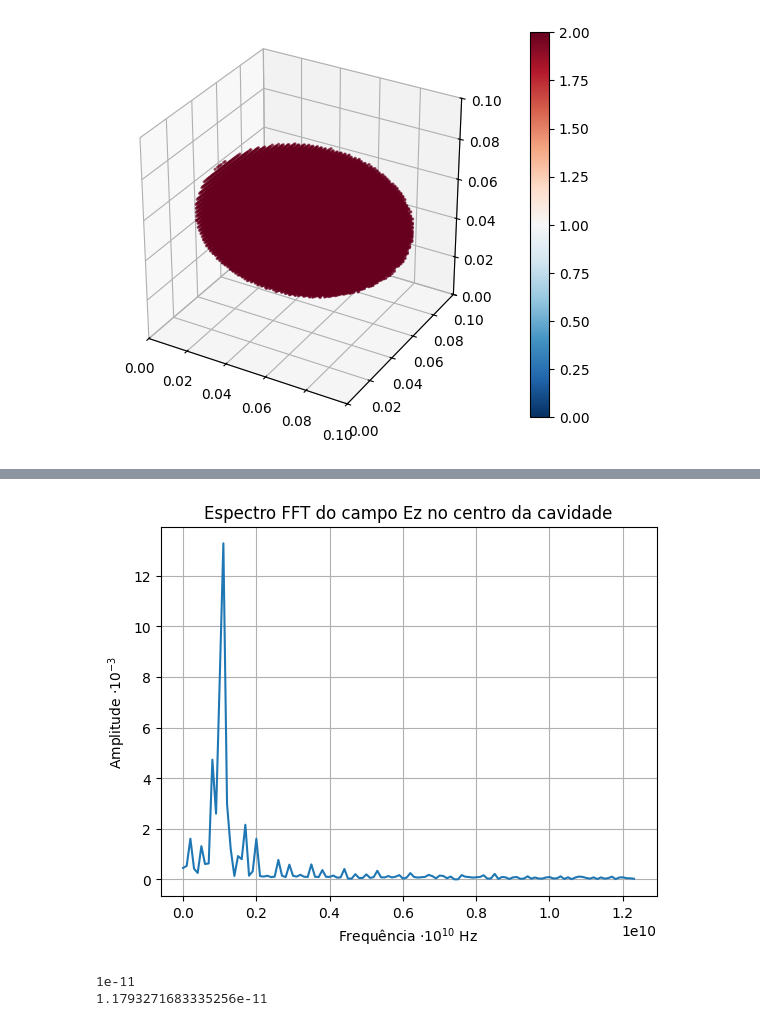
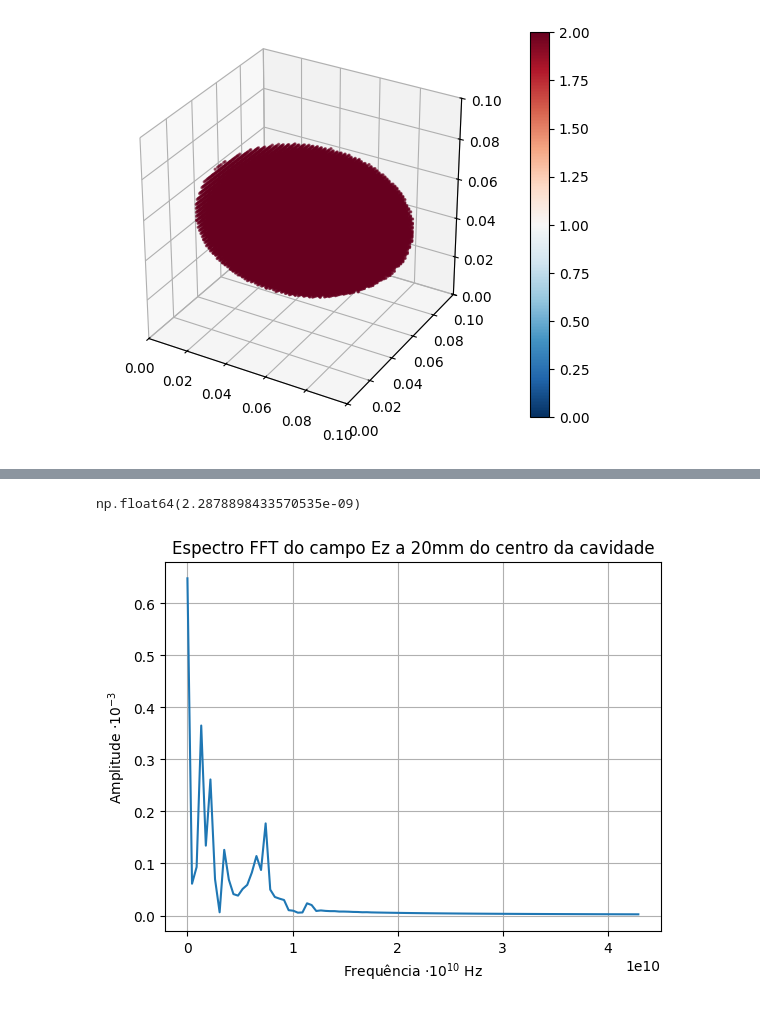
Before and after one commit to RaphaelLeivas/eletrocomp-2026-1, a Jupyter notebook: notebooks/lista3/lista3_q4.ipynb, the cells around one changed output, grey strips where cells are left out. Drawn from its saved outputs; the diff is of its cells as text; code cells hidden in the pictures.

```diff
--- a/notebooks/lista3/lista3_q4.ipynb
+++ b/notebooks/lista3/lista3_q4.ipynb
@@ -7,7 +7,7 @@ from scipy.fft import fft, fftfreq
 # --- parâmetros físicos ---
 eps = 8.854187817e-12  # Vacuum permittivity (F/m)
 mu = 4 * np.pi * 1e-7  # Vacuum permeability (H/m)
-c = 1 / np.sqrt(eps * mu)
+vp = 1 / np.sqrt(eps * mu)
 
 # --- domínio ---
 a = 0.05
@@ -19,61 +19,61 @@ dx = dy = dz = 2e-3
 cx, cy, cz = Nx // 2, Ny // 2, Nz // 2
 L = Nx * dx # dimensao do grid
 
-dt = 10e-12
-Nt = 500
+# condição CFL para estabilidade
+dt = 0.99 / (vp * np.sqrt(
+    (1/dx**2) + (1/dy**2) + (1/dz**2)
+))
+Nt = 600
 T = Nt * dt
 
-# define os grids - desenha a célula de Yee 3Dg
+# define os grids - desenha a célula de Yee 3D
 grid_x_base = np.linspace(0, L, Nx + 1)
 grid_y_base = np.linspace(0, L, Ny + 1)
 grid_z_base = np.linspace(0, L, Nz + 1)
-grid_t_Ex = np.linspace(0, T, Nt + 1)
 
 grid_x_Ex = np.linspace(dx/2, L - dx/2, Nx)
 grid_y_Ex = np.linspace(0, L, Ny + 1)
 grid_z_Ex = np.linspace(0, L, Nz + 1)
-grid_t_Ex = np.linspace(0, T, Nt + 1)
 
 grid_x_Ey = np.linspace(0, L, Nx + 1)
 grid_y_Ey = np.linspace(dy/2, L - dy/2, Ny)
 grid_z_Ey = np.linspace(0, L, Nz + 1)
-grid_t_Ey = np.linspace(0, T, Nt + 1)
 
 grid_x_Ez = np.linspace(0, L, Nx + 1)
 grid_y_Ez = np.linspace(0, L, Ny + 1)
 grid_z_Ez = np.linspace(dz/2, L - dz/2, Nz)
-grid_t_Ez = np.linspace(0, T, Nt + 1)
 
 grid_x_Hx = np.linspace(0, L, Nx + 1)
 grid_y_Hx = np.linspace(dy/2, L - dy/2, Ny)
 grid_z_Hx = np.linspace(dz/2, L - dz/2, Nz)
-grid_t_Hx = np.linspace(dt/2, T - dt/2, Nt)
 
 grid_x_Hy = np.linspace(dx/2, L - dx/2, Nx)
 grid_y_Hy = np.linspace(0, L, Ny + 1)
 grid_z_Hy = np.linspace(dz/2, L - dz/2, Nz)
-grid_t_Hy = np.linspace(dt/2, T - dt/2, Nt)
 
 grid_x_Hz = np.linspace(dx/2, L - dx/2, Nx)
 grid_y_Hz = np.linspace(dy/2, L - dy/2, Ny)
 grid_z_Hz = np.linspace(0, L, Nz + 1)
-grid_t_Hz = np.linspace(dt/2, T - dt/2, Nt)
 
 # ponta de prova para coletar pontos para a FFT no centro da cavidade
 probe = []
+pcx, pcy, pcz = cx + 10, cy + 10, cz + 10
 
 # valores do tempo para salvar os snapshots e montar os heatmaps
-n_snapshots = np.linspace(0, Nt//10, 6, dtype=int)
+n_snapshots = np.linspace(10, Nt - 2, 3, dtype=int)
+# n_snapshots = range(Nt-1)
+n_snapshots = [Nt // 3, Nt//2, 2 * (Nt // 3)]
 Ez_snapshots = []
 
-Ez_curr = Ez_next = np.zeros((grid_x_Ez.shape[0], grid_y_Ez.shape[0]))
-Hx_curr = Hx_next = np.zeros((grid_x_Hx.shape[0], grid_y_Hx.shape[0]))
-Hy_curr = Hy_next = np.zeros((grid_x_Hy.shape[0], grid_y_Hy.shape[0]))
+Ex = Ex_next = np.zeros((grid_x_Ex.shape[0], grid_y_Ex.shape[0],  grid_z_Ex.shape[0]))
+Ey = Ey_next = np.zeros((grid_x_Ey.shape[0], grid_y_Ey.shape[0],  grid_z_Ey.shape[0]))
+Ez = Ez_next = np.zeros((grid_x_Ez.shape[0], grid_y_Ez.shape[0],  grid_z_Ez.shape[0]))
+Hx = Hx_next = np.zeros((grid_x_Hx.shape[0], grid_y_Hx.shape[0],  grid_z_Hx.shape[0]))
+Hy = Hy_next = np.zeros((grid_x_Hy.shape[0], grid_y_Hy.shape[0],  grid_z_Hy.shape[0]))
+Hz = Hz_next = np.zeros((grid_x_Hz.shape[0], grid_y_Hz.shape[0],  grid_z_Hz.shape[0]))
 
 # prepara para os plots 3D
 X, Y, Z = np.meshgrid(grid_x_base, grid_y_base, grid_z_base, indexing='ij')
-
-# Radial distance
 mask = (X.flatten() - cx * dx)**2 / a**2 + (Y.flatten() - cy * dy)**2 / b**2 + (Z.flatten() - cz * dz)**2 / c**2 <= 1
 
 # Example radial field (decaying)
@@ -198,21 +255,18 @@ plt.show()
+# %%
+Nt * dt
+# %% [output]
+np.float64(2.2878898433570535e-09)
 # %%
 # 2. Compute the FFT
 yf = fft(probe)
 xf = fftfreq(len(probe), dt)
 
 # 3. Plot the results (Positive frequencies only)
-plt.plot(xf[:len(probe)//8], 1e3 * 2.0/len(probe) * np.abs(yf[:len(probe)//8]))
-plt.title("Espectro FFT do campo Ez no centro da cavidade")
+plt.plot(xf[:len(probe)//6], 1e3 * 2.0/len(probe) * np.abs(yf[:len(probe)//6]))
+plt.title("Espectro FFT do campo Ez a 20mm do centro da cavidade")
 plt.xlabel(r"Frequência $\cdot 10^{10}$ Hz")
 plt.ylabel(r"Amplitude $\cdot 10^{-3}$")
 plt.grid()
 plt.show()
 # %% [output]
-[figure, old version]
+[figure, new version]
-# %%
-print(dt)
-
-print(1 / (c * np.sqrt( (1/dx)**2 + 1/dy**2) ))
-# %% [output]
-1e-11
-1.1793271683335256e-11
```
Also changed, not shown: parts of 5 cells of this notebook, 1 other file.
